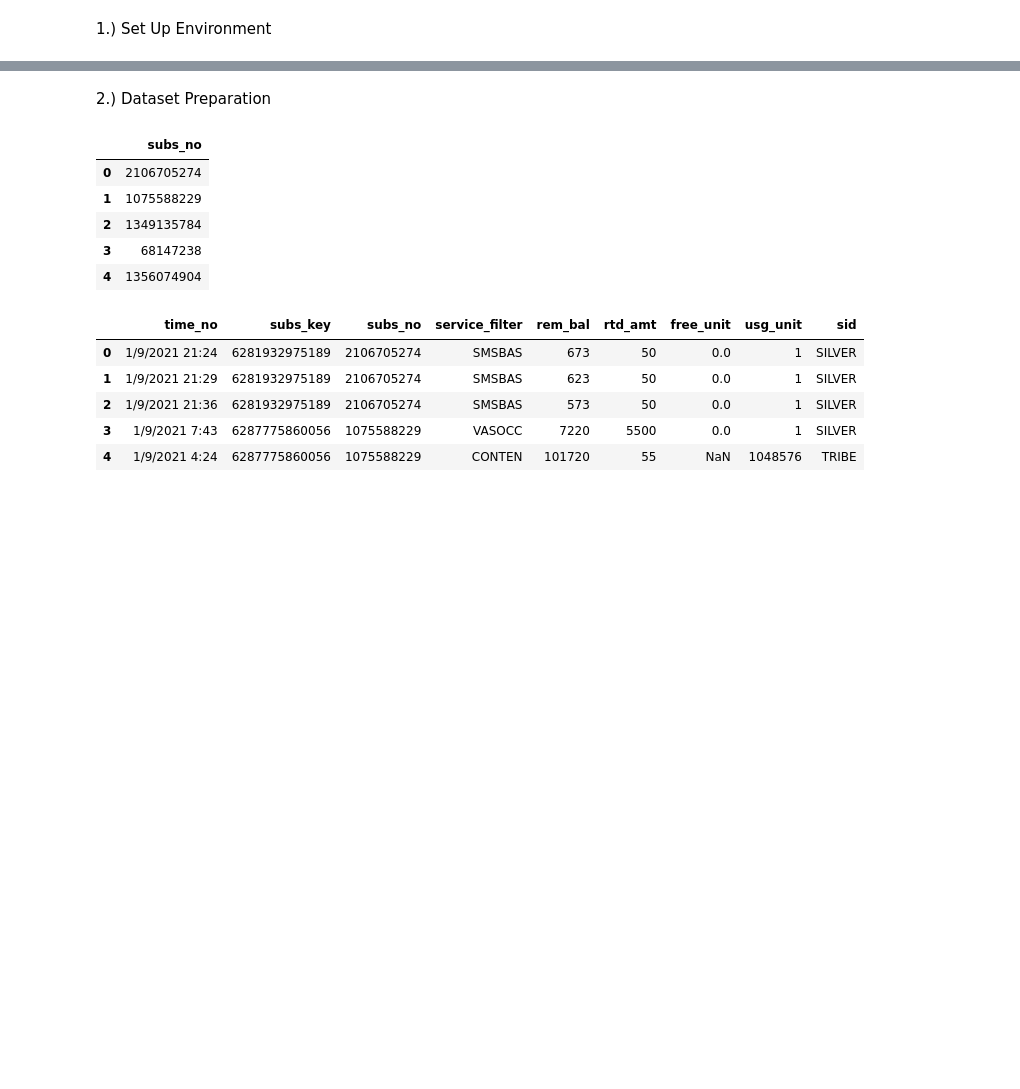
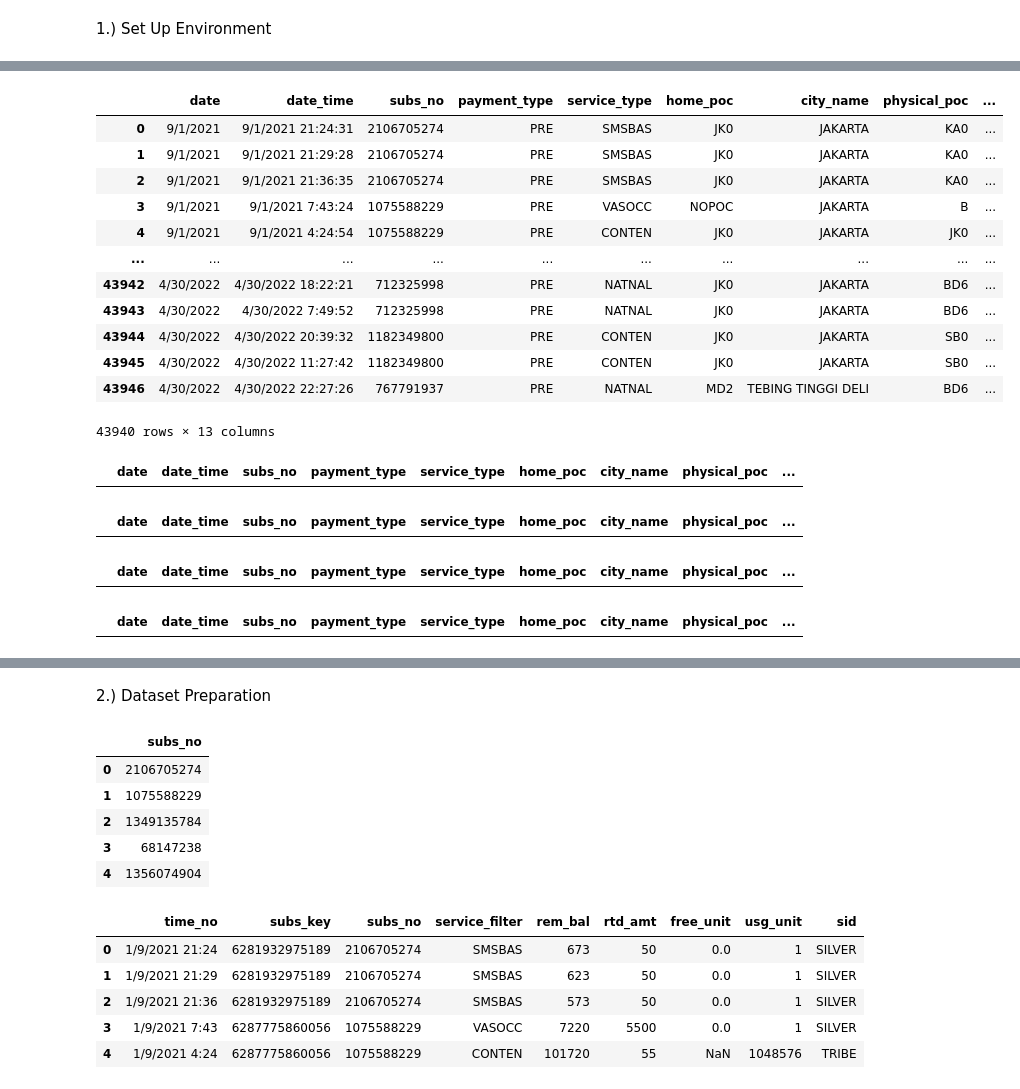
Before and after one commit to TAdatafabric/Fabricity-web, a Jupyter notebook: Data.ipynb, the cells around one changed output, grey strips where cells are left out. Drawn from its saved outputs; the diff is of its cells as text; code cells hidden in the pictures; blank space fills up the shorter version.

```diff
--- a/Data.ipynb
+++ b/Data.ipynb
@@ -2,0 +186,2 @@
+# %%
+data = data.drop(['subs_id','destination_no','cell_id','prefix_domain','event_action_code', 'roam_zone', 'sid'], axis = 1)
@@ -2,0 +220,3 @@
+# %%
+data['free_unit'] = data['free_unit'].fillna(0)
+data['free_unit'] = data['free_unit'].replace(['', ' ', None], 0)
@@ -2,0 +229,3 @@
+# %%
+data['destination_poc'] = data['destination_poc'].fillna('NOPOC')
+data['destination_poc'] = data['destination_poc'].replace(['', ' ','0', None, '00000000'], 'NOPOC')
@@ -2,0 +260,4 @@
+# %%
+def non_numeric(x):
+    non_numeric_data = pd.DataFrame(data[data[x].astype(str).str.contains('[^0-9.-]')])
+    return non_numeric_data
@@ -2,0 +275,43 @@
+# %%
+# delete
+def non_numeric(x):
+    non_numeric_mask = data[x].astype(str).str.contains('[^0-9.-]')
+    data.drop(data[non_numeric_mask].index, inplace=True)
+    return data
+
+non_numeric('remaining_balance')
+# %% [output]
+|  | date | date_time | subs_no | payment_type | service_type | home_poc | city_name | physical_poc | ... |
+| 0 | 9/1/2021 | 9/1/2021 21:24:31 | 2106705274 | PRE | SMSBAS | JK0 | JAKARTA | KA0 | ... |
+| 1 | 9/1/2021 | 9/1/2021 21:29:28 | 2106705274 | PRE | SMSBAS | JK0 | JAKARTA | KA0 | ... |
+| 2 | 9/1/2021 | 9/1/2021 21:36:35 | 2106705274 | PRE | SMSBAS | JK0 | JAKARTA | KA0 | ... |
+| 3 | 9/1/2021 | 9/1/2021 7:43:24 | 1075588229 | PRE | VASOCC | NOPOC | JAKARTA | B | ... |
+| 4 | 9/1/2021 | 9/1/2021 4:24:54 | 1075588229 | PRE | CONTEN | JK0 | JAKARTA | JK0 | ... |
+| ... | ... | ... | ... | ... | ... | ... | ... | ... | ... |
+| 43942 | 4/30/2022 | 4/30/2022 18:22:21 | 712325998 | PRE | NATNAL | JK0 | JAKARTA | BD6 | ... |
+| 43943 | 4/30/2022 | 4/30/2022 7:49:52 | 712325998 | PRE | NATNAL | JK0 | JAKARTA | BD6 | ... |
+| 43944 | 4/30/2022 | 4/30/2022 20:39:32 | 1182349800 | PRE | CONTEN | JK0 | JAKARTA | SB0 | ... |
+| 43945 | 4/30/2022 | 4/30/2022 11:27:42 | 1182349800 | PRE | CONTEN | JK0 | JAKARTA | SB0 | ... |
+| 43946 | 4/30/2022 | 4/30/2022 22:27:26 | 767791937 | PRE | NATNAL | MD2 | TEBING TINGGI DELI | BD6 | ... |
+43940 rows × 13 columns
+# %%
+# recheck
+def non_numeric(x):
+    non_numeric_data = pd.DataFrame(data[data[x].astype(str).str.contains('[^0-9.-]')])
+    return non_numeric_data
+
+non_numeric('remaining_balance')
+# %% [output]
+|  | date | date_time | subs_no | payment_type | service_type | home_poc | city_name | physical_poc | ... |
+# %%
+non_numeric('amount_of_trx')
+# %% [output]
+|  | date | date_time | subs_no | payment_type | service_type | home_poc | city_name | physical_poc | ... |
+# %%
+non_numeric('free_unit')
+# %% [output]
+|  | date | date_time | subs_no | payment_type | service_type | home_poc | city_name | physical_poc | ... |
+# %%
+non_numeric('usage_unit')
+# %% [output]
+|  | date | date_time | subs_no | payment_type | service_type | home_poc | city_name | physical_poc | ... |
```
Also changed, not shown: parts of 68 cells of this notebook.
